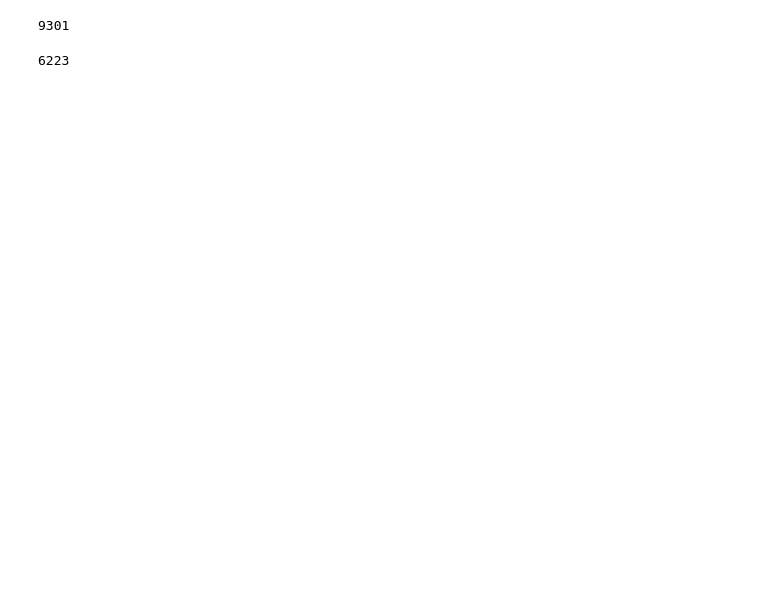
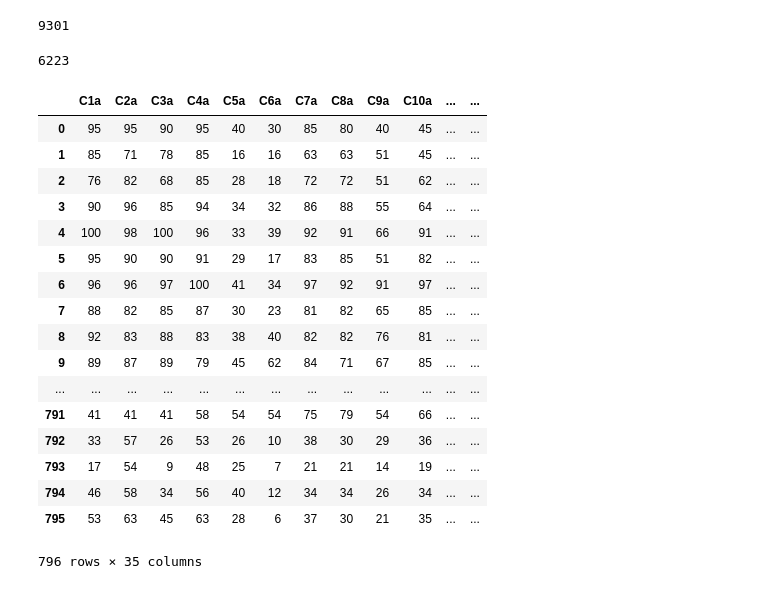
Before and after one commit to DigitalCommonsLab/isfoldata, a Jupyter notebook: data investigation.ipynb, the cells around one changed output. Drawn from its saved outputs; the diff is of its cells as text; code cells hidden in the pictures; blank space fills up the shorter version.

```diff
--- a/data investigation.ipynb
+++ b/data investigation.ipynb
@@ -19,3 +19,31 @@ compiti.desc_attivita.size
 compiti.desc_attivita.unique().size
 # %% [output]
 6223
+# %%
+s = ""
+for i in range(1,36):
+    s += "C" + str(i) + "a, "
+s = s.strip(", ")
+sql = "SELECT " + s + " FROM fabbisogni_competenze"
+c = pd.read_sql_query(sql, conn)
+# %%
+c
+# %% [output]
+|  | C1a | C2a | C3a | C4a | C5a | C6a | C7a | C8a | C9a | C10a | ... | ... |
+| 0 | 95 | 95 | 90 | 95 | 40 | 30 | 85 | 80 | 40 | 45 | ... | ... |
+| 1 | 85 | 71 | 78 | 85 | 16 | 16 | 63 | 63 | 51 | 45 | ... | ... |
+| 2 | 76 | 82 | 68 | 85 | 28 | 18 | 72 | 72 | 51 | 62 | ... | ... |
+| 3 | 90 | 96 | 85 | 94 | 34 | 32 | 86 | 88 | 55 | 64 | ... | ... |
+| 4 | 100 | 98 | 100 | 96 | 33 | 39 | 92 | 91 | 66 | 91 | ... | ... |
+| 5 | 95 | 90 | 90 | 91 | 29 | 17 | 83 | 85 | 51 | 82 | ... | ... |
+| 6 | 96 | 96 | 97 | 100 | 41 | 34 | 97 | 92 | 91 | 97 | ... | ... |
+| 7 | 88 | 82 | 85 | 87 | 30 | 23 | 81 | 82 | 65 | 85 | ... | ... |
+| 8 | 92 | 83 | 88 | 83 | 38 | 40 | 82 | 82 | 76 | 81 | ... | ... |
+| 9 | 89 | 87 | 89 | 79 | 45 | 62 | 84 | 71 | 67 | 85 | ... | ... |
+| ... | ... | ... | ... | ... | ... | ... | ... | ... | ... | ... | ... | ... |
+| 791 | 41 | 41 | 41 | 58 | 54 | 54 | 75 | 79 | 54 | 66 | ... | ... |
+| 792 | 33 | 57 | 26 | 53 | 26 | 10 | 38 | 30 | 29 | 36 | ... | ... |
+| 793 | 17 | 54 | 9 | 48 | 25 | 7 | 21 | 21 | 14 | 19 | ... | ... |
+| 794 | 46 | 58 | 34 | 56 | 40 | 12 | 34 | 34 | 26 | 34 | ... | ... |
+| 795 | 53 | 63 | 45 | 63 | 28 | 6 | 37 | 30 | 21 | 35 | ... | ... |
+796 rows × 35 columns
```
Also changed, not shown: parts of 5 cells of this notebook, 2 other files.
